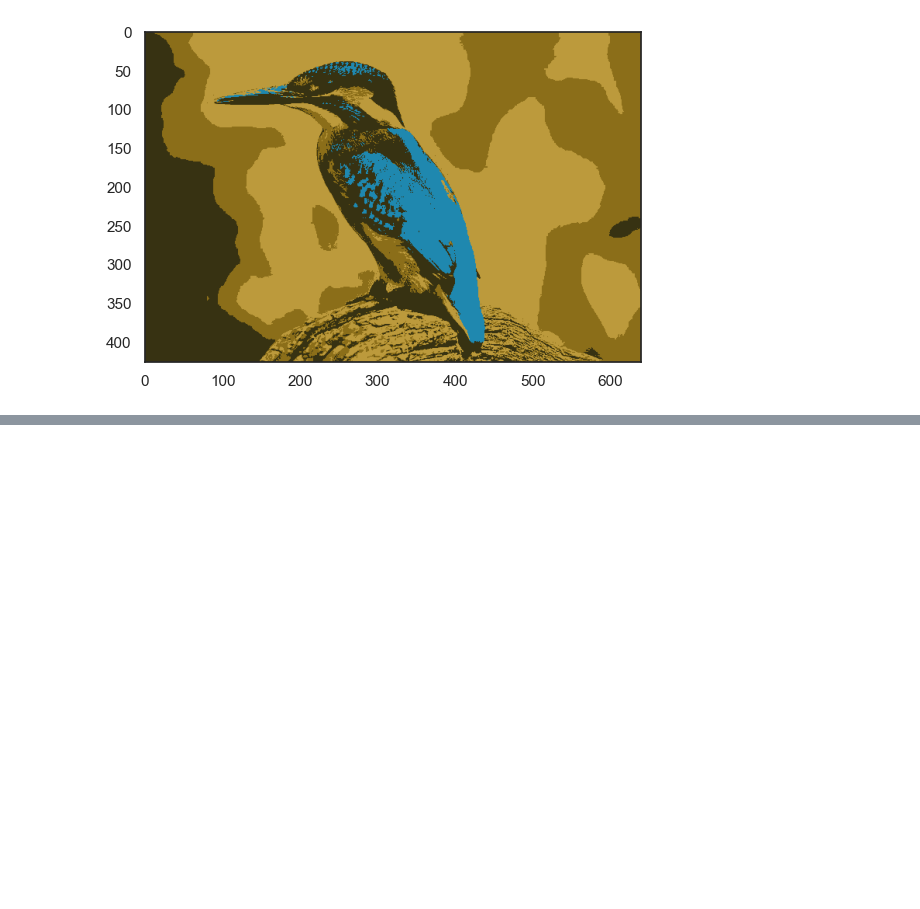
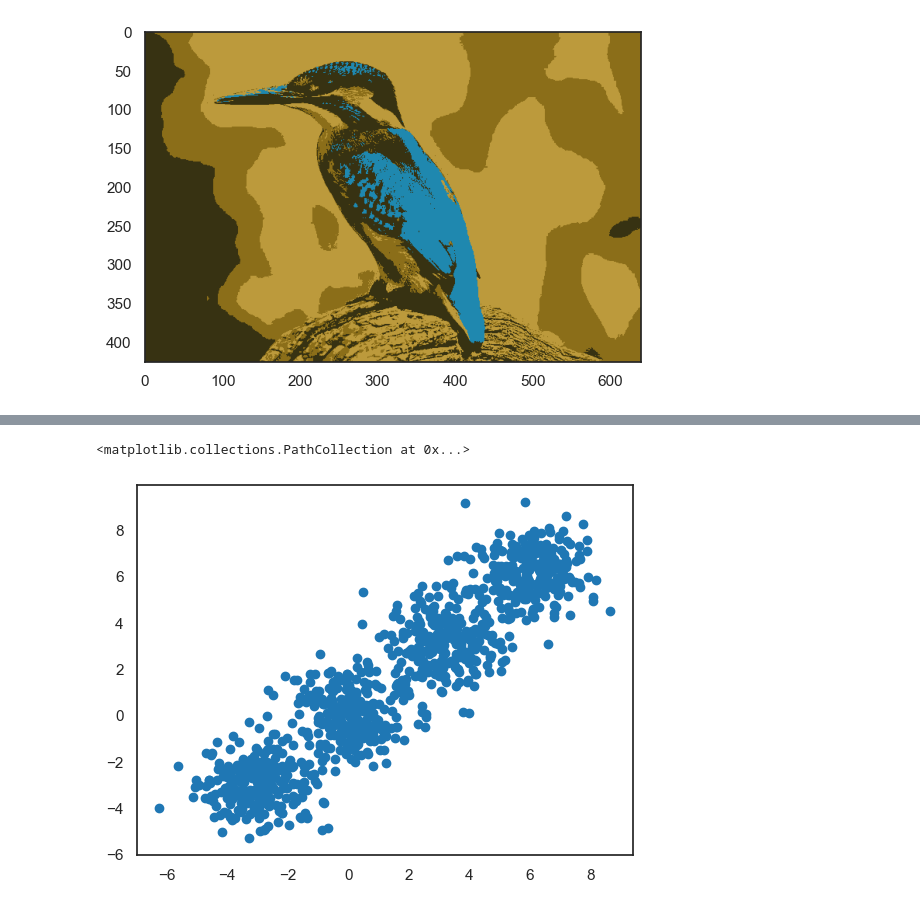
Before and after one commit to MrBloom911/TareasComputacional, a Jupyter notebook: DbscanKmeans.ipynb, the cells around one changed output, grey strips where cells are left out. Saved outputs shown, nothing was run; the diff lists cells and outputs as text; code cells hidden in the pictures; blank space fills up the shorter version.

```diff
--- a/DbscanKmeans.ipynb
+++ b/DbscanKmeans.ipynb
@@ -150,0 +156,11 @@ plt.imshow(ali)
+# %%
+inertia=[]
+n_samples = 1000
+n_bins = 4
+centers = [(-3, -3), (0, 0), (3, 3), (6, 6)]
+X, y = make_blobs(n_samples=n_samples, n_features=2, cluster_std=1.0,
+                  centers=centers, shuffle=False, random_state=42)
+plt.scatter(X[:,0],X[:,1])
+# %% [output]
+<matplotlib.collections.PathCollection at 0x...>
+[figure, added]
```
Also changed, not shown: parts of 7 cells of this notebook.
